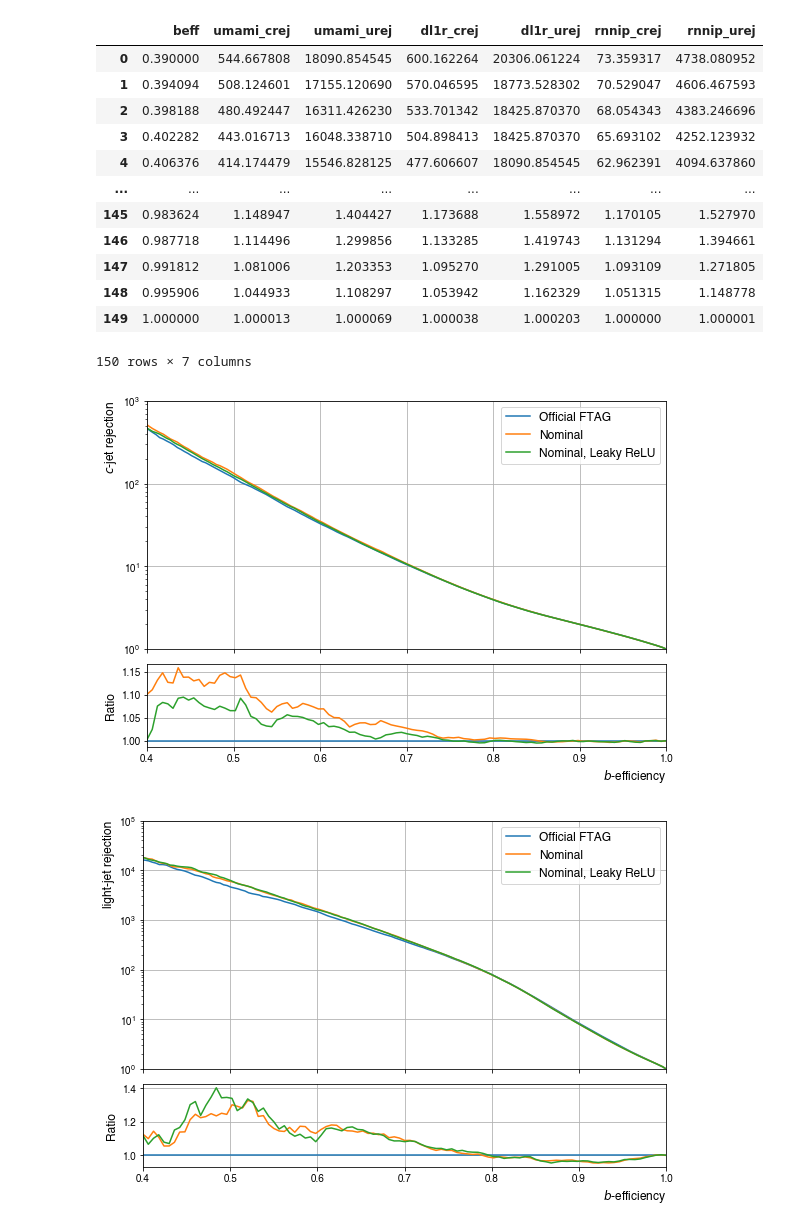
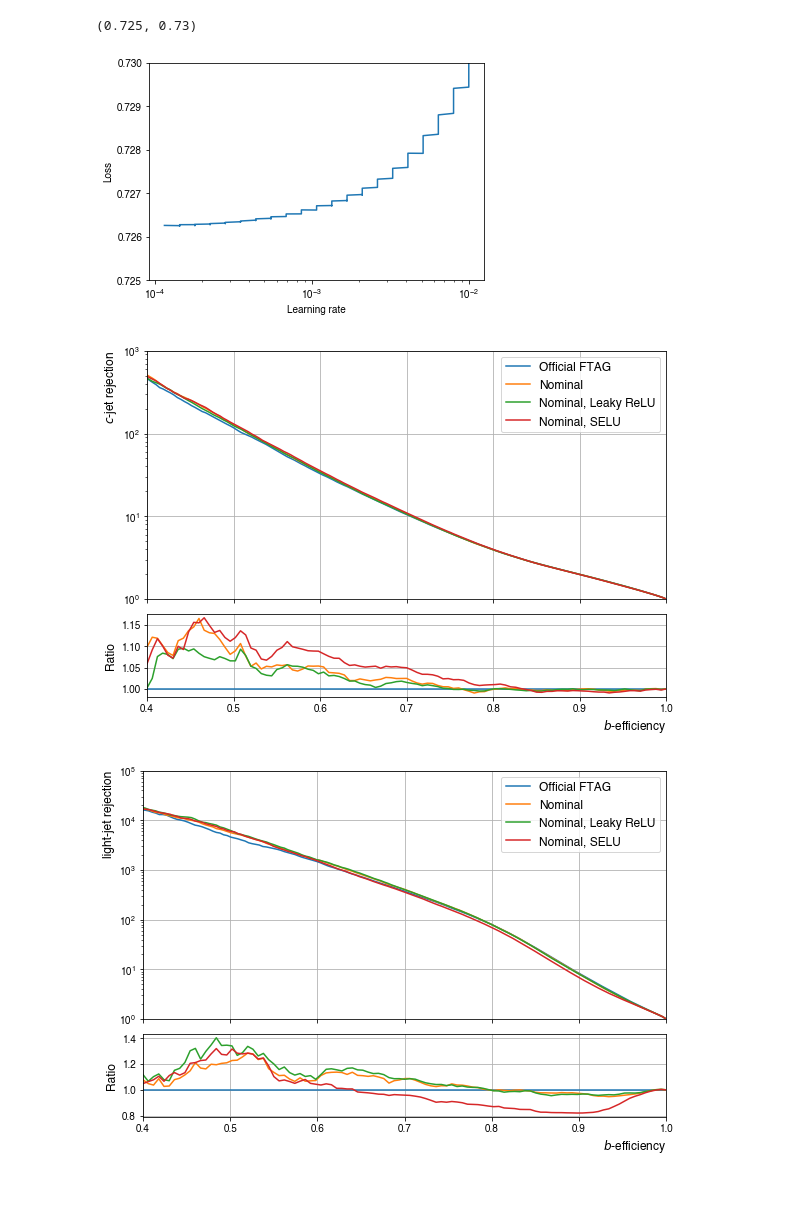
Before and after one commit to ava-lee/TrackingAnalysis, a Jupyter notebook: plotNNROCs.ipynb, the cells around one changed output. Drawn from its saved outputs; the diff is of its cells as text; code cells hidden in the pictures; blank space fills up the shorter version.

Commit message:
Add SELU label and plot loss vs LRs

```diff
--- a/plotNNROCs.ipynb
+++ b/plotNNROCs.ipynb
@@ -9,22 +9,18 @@ style_dict = styleTracks()
 # %%
 #f = h5py.File('../default_results-rej_per_eff-280.h5', 'r')
 #list(f.keys())
-df = pd.read_hdf('../default_results-rej_per_eff-173.h5','ttbar')
+#df = pd.read_hdf('Umami_backups/nom/results/results-rej_per_eff-173.h5','ttbar')
+df = pd.read_json('Umami_backups/nom/DictFile2.json')
 df
+
+plt.plot(df['lr'], df['loss'])
+plt.xlabel('Learning rate')
+plt.ylabel('Loss')
+plt.xscale('log')
+plt.ylim(0.725, 0.730)
 # %% [output]
-|  | beff | umami_crej | umami_urej | dl1r_crej | dl1r_urej | rnnip_crej | rnnip_urej |
-| 0 | 0.390000 | 544.667808 | 18090.854545 | 600.162264 | 20306.061224 | 73.359317 | 4738.080952 |
-| 1 | 0.394094 | 508.124601 | 17155.120690 | 570.046595 | 18773.528302 | 70.529047 | 4606.467593 |
-| 2 | 0.398188 | 480.492447 | 16311.426230 | 533.701342 | 18425.870370 | 68.054343 | 4383.246696 |
-| 3 | 0.402282 | 443.016713 | 16048.338710 | 504.898413 | 18425.870370 | 65.693102 | 4252.123932 |
-| 4 | 0.406376 | 414.174479 | 15546.828125 | 477.606607 | 18090.854545 | 62.962391 | 4094.637860 |
-| ... | ... | ... | ... | ... | ... | ... | ... |
-| 145 | 0.983624 | 1.148947 | 1.404427 | 1.173688 | 1.558972 | 1.170105 | 1.527970 |
-| 146 | 0.987718 | 1.114496 | 1.299856 | 1.133285 | 1.419743 | 1.131294 | 1.394661 |
-| 147 | 0.991812 | 1.081006 | 1.203353 | 1.095270 | 1.291005 | 1.093109 | 1.271805 |
-| 148 | 0.995906 | 1.044933 | 1.108297 | 1.053942 | 1.162329 | 1.051315 | 1.148778 |
-| 149 | 1.000000 | 1.000013 | 1.000069 | 1.000038 | 1.000203 | 1.000000 | 1.000001 |
-150 rows × 7 columns
+(0.725, 0.73)
+[figure, added]
 # %%
 class NNEvalResults:
     def __init__(self, models, epoch, sample, in_dir, out_dir, xmin=0.4, text=None):
@@ -41,7 +37,7 @@ class NNEvalResults:
     def get_rej_values(self):
         roc_values_dict = {}
         for model in self.models:
-            df = pd.read_hdf(self.in_dir + model + "_results-rej_per_eff-" + str(self.epoch) + ".h5", self.sample)
+            df = pd.read_hdf(f'{self.in_dir}{model}/results/results-rej_per_eff-{str(self.epoch)}.h5', self.sample)
             for jet in ['c', 'u']:
                 if model == "default":
                     roc_values_dict[model + '_' + jet + 'rej'] = df['umami_{}rej'.format(jet)]
@@ -107,8 +103,8 @@ class NNEvalResults:
             ax1.legend(loc='best', fontsize=leg_size)
             plt.savefig(self.out_dir + figname + ".pdf", bbox_inches='tight', pad_inches=0.04)
 # %%
-test = NNEvalResults(['default', 'nom', 'nom-leaky'], 173, 'ttbar', '../', './plots/')
+test = NNEvalResults(['default', 'nom', 'nom-leaky', 'nom-selu'], 173, 'ttbar', 'Umami_backups', 'plots/')
 test.plot_ROCs(test.get_rej_values())
 # %% [output]
-[figure, old version]
+[figure, new version]
-[figure, old version]
+[figure, new version]
```
Also changed, not shown: 1 other file.
